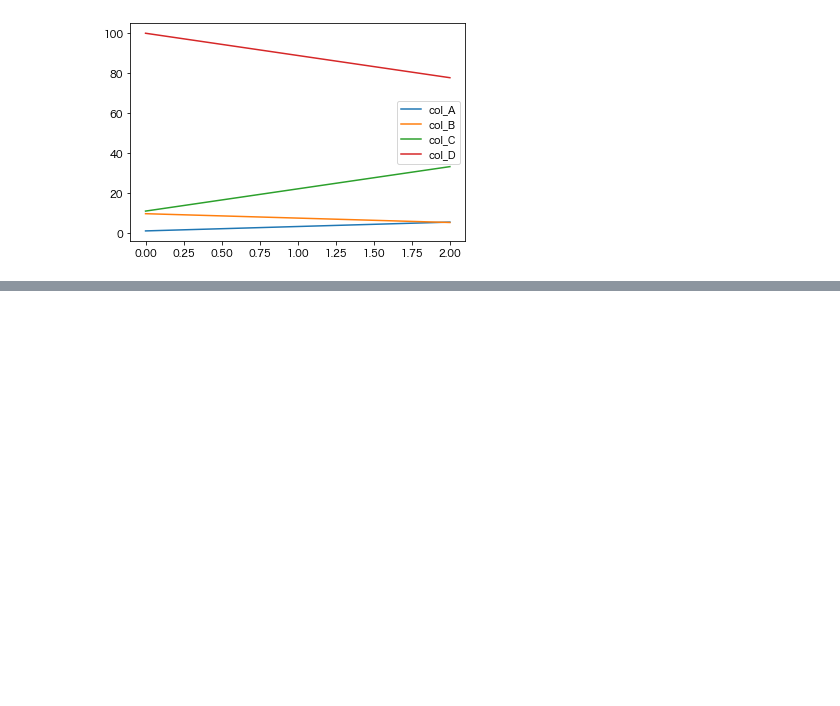
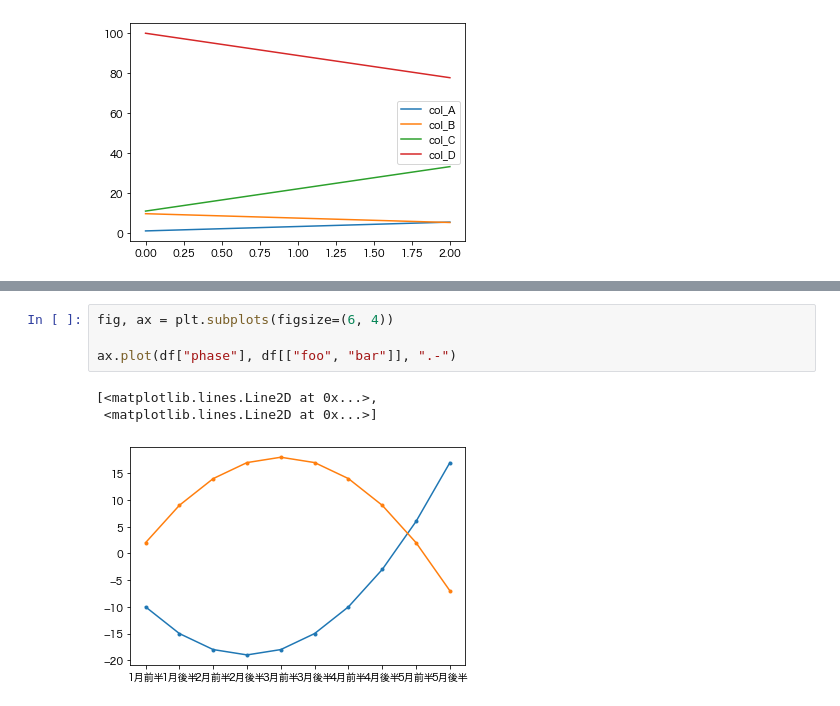
Before and after one commit to Linus-MK/fragments_for_blog, a Jupyter notebook: matplotlib/display_discrete_x_labels.ipynb, the cells around one changed output, grey strips where cells are left out. Saved outputs shown, nothing was run; the diff lists cells and outputs as text; blank space fills up the shorter version.

```diff
--- a/matplotlib/display_discrete_x_labels.ipynb
+++ b/matplotlib/display_discrete_x_labels.ipynb
@@ -88,0 +95,8 @@ df.plot(x='phase', ax=ax, style=".-")
+# %%
+fig, ax = plt.subplots(figsize=(6, 4))
+
+ax.plot(df["phase"], df[["foo", "bar"]], ".-")
+# %% [output]
+[<matplotlib.lines.Line2D at 0x...>,
+ <matplotlib.lines.Line2D at 0x...>]
+[figure, added]
```
Also changed, not shown: parts of 13 cells of this notebook.
